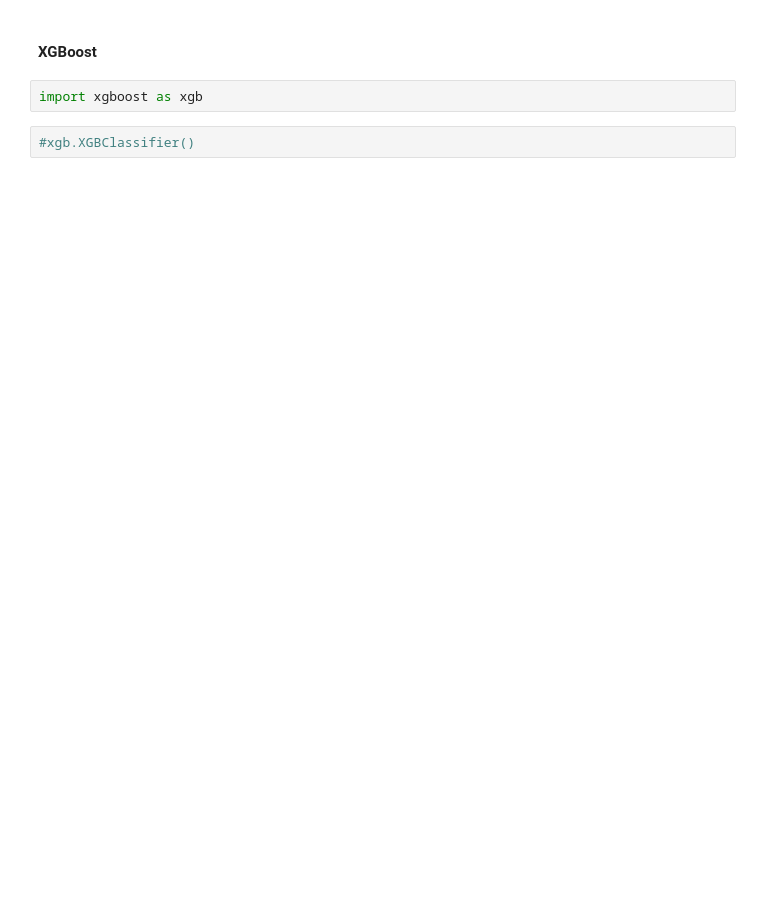
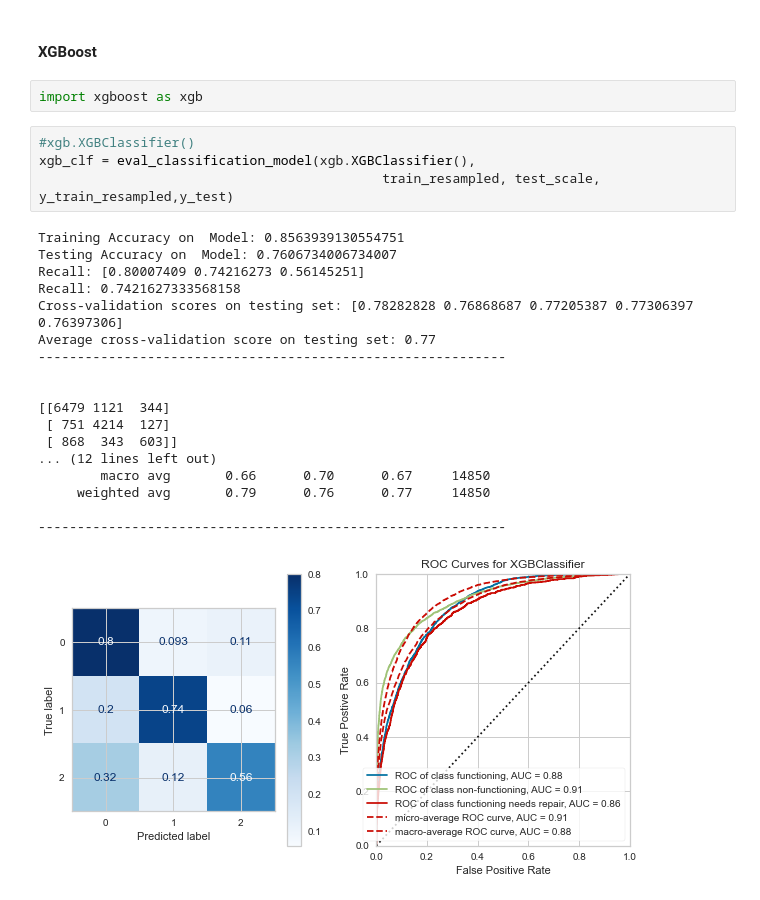
Before and after one commit to davidrtorres/Model-3-Tanzania-Water-Crisis, a Jupyter notebook: Model_3_09_27_20-Copy1.ipynb, the cells around one changed output. Drawn from its saved outputs; the diff is of its cells as text; blank space fills up the shorter version.

```diff
--- a/Model_3_09_27_20-Copy1.ipynb
+++ b/Model_3_09_27_20-Copy1.ipynb
@@ -1582,5 +1645,26 @@ gbt_clf = eval_classification_model(GradientBoostingClassifier(random_state=42),
 #### XGBoost
 # %%
 import xgboost as xgb
-# %%
-#xgb.XGBClassifier()
+# %%
+#xgb.XGBClassifier()
+xgb_clf = eval_classification_model(xgb.XGBClassifier(),
+                                            train_resampled, test_scale, y_train_resampled,y_test)
+# %% [output]
+Training Accuracy on  Model: 0.8563939130554751
+Testing Accuracy on  Model: 0.7606734006734007
+Recall: [0.80007409 0.74216273 0.56145251]
+Recall: 0.7421627333568158
+Cross-validation scores on testing set: [0.78282828 0.76868687 0.77205387 0.77306397 0.76397306]
+Average cross-validation score on testing set: 0.77
+------------------------------------------------------------
+
+
+[[6479 1121  344]
+ [ 751 4214  127]
+ [ 868  343  603]]
+... (12 lines left out)
+        macro avg       0.66      0.70      0.67     14850
+     weighted avg       0.79      0.76      0.77     14850
+
+------------------------------------------------------------
+[figure, added]
```
Also changed, not shown: parts of 23 cells of this notebook.
